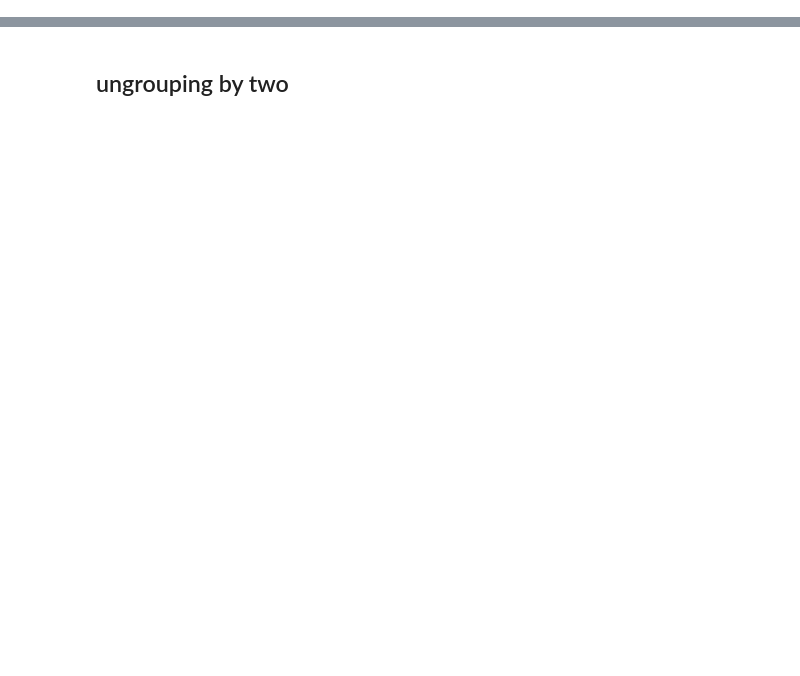
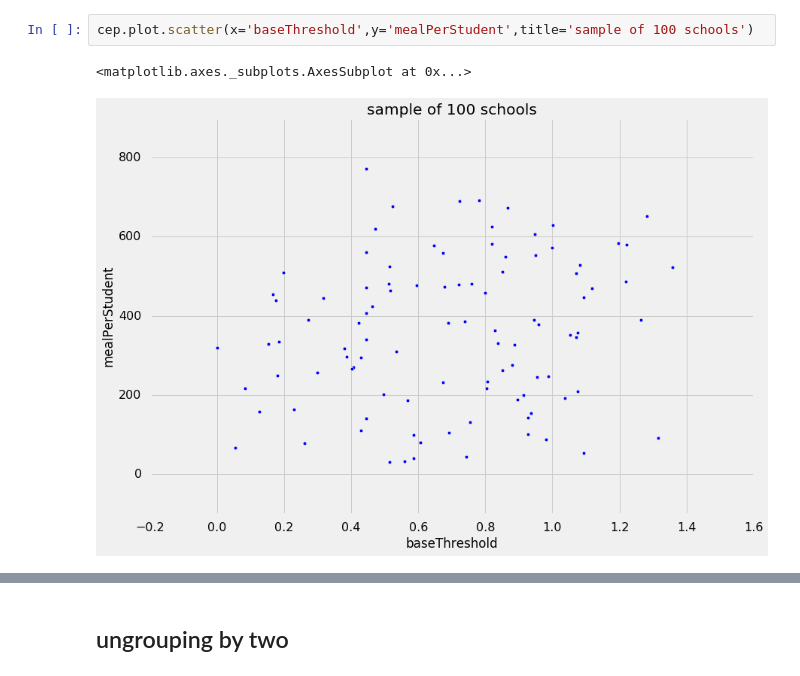
Before and after one commit to MODA-NYC/Project_SchoolLunch, a Jupyter notebook: FreeLunch.ipynb, the cells around one changed output, grey strips where cells are left out. Cells and saved outputs as stored; diff of their text form; blank space fills up the shorter version.

```diff
--- a/FreeLunch.ipynb
+++ b/FreeLunch.ipynb
@@ -220,0 +321,5 @@ l0
+# %%
+cep.plot.scatter(x='baseThreshold',y='mealPerStudent',title='sample of 100 schools')
+# %% [output]
+<matplotlib.axes._subplots.AxesSubplot at 0x...>
+[figure, added]
```
Also changed, not shown: parts of 74 cells of this notebook, 1 other file.
